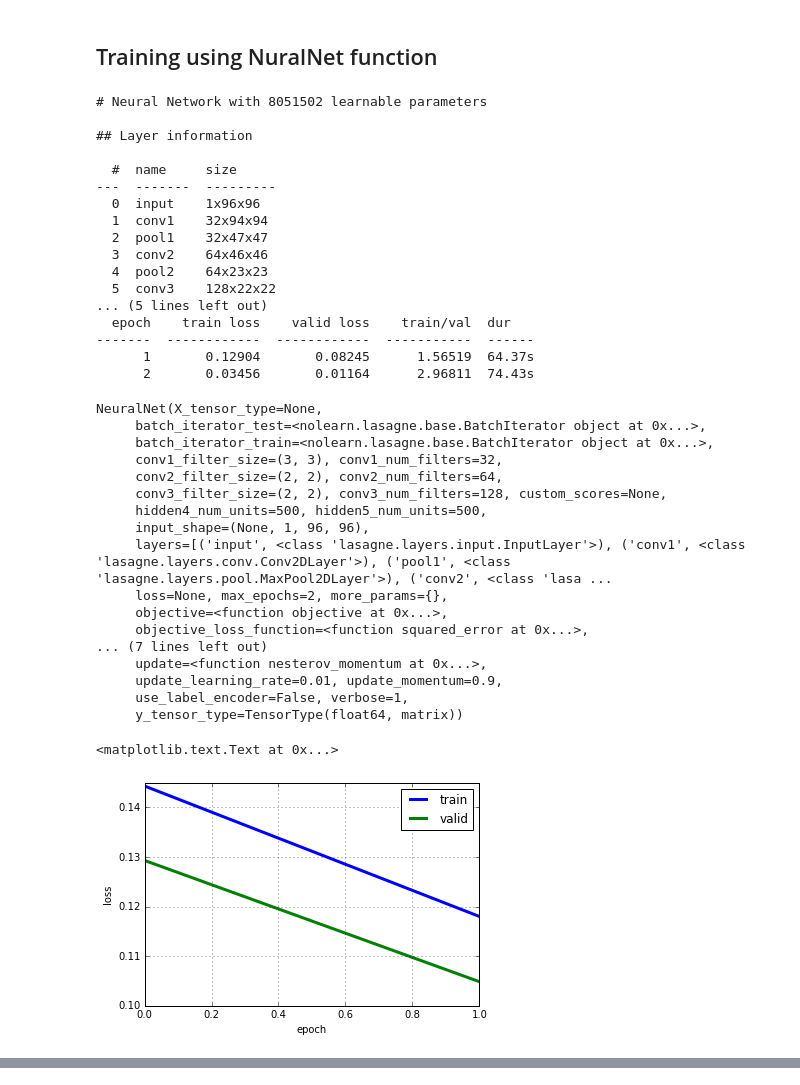
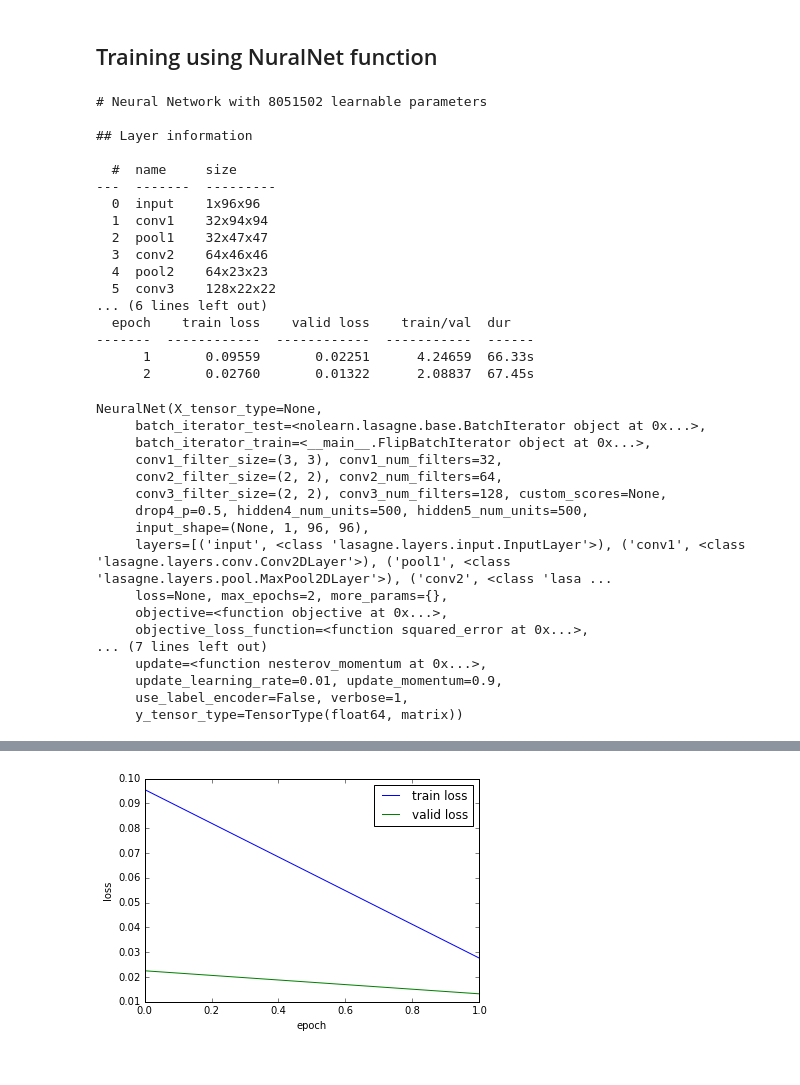
Before and after one commit to sujoyganguly1/Neural-Net-Tests, a Jupyter notebook: Facial.Key.Point.ipynb, the cells around one changed output, grey strips where cells are left out. Drawn from its saved outputs; the diff is of its cells as text; code cells hidden in the pictures.

```diff
--- a/Facial.Key.Point.ipynb
+++ b/Facial.Key.Point.ipynb
@@ -25,5 +31,32 @@ from nolearn.lasagne import NeuralNet
 
 %matplotlib inline
+# %%
+class FlipBatchIterator(BatchIterator):
+    flip_indices = [
+        (0, 2), (1, 3),
+        (4, 8), (5, 9), (6, 10), (7, 11),
+        (12, 16), (13, 17), (14, 18), (15, 19),
+        (22, 24), (23, 25),
+        ]
+
+    def transform(self, Xb, yb):
+        Xb, yb = super(FlipBatchIterator, self).transform(Xb, yb)
+
+        # Flip half of the images in this batch at random:
+        bs = Xb.shape[0]
+        indices = np.random.choice(bs, bs / 2, replace=False)
+        Xb[indices] = Xb[indices, :, :, ::-1]
+
+        if yb is not None:
+            # Horizontal flip of all x coordinates:
+            yb[indices, ::2] = yb[indices, ::2] * -1
+
+            # Swap places, e.g. left_eye_center_x -> right_eye_center_x
+            for a, b in self.flip_indices:
+                yb[indices, a], yb[indices, b] = (
+                    yb[indices, b], yb[indices, a])
+
+        return Xb, yb
 # %% [markdown]
 # Import Data and convert to the correct format
 # %%
@@ -145,6 +178,7 @@ net = NeuralNet(
         ('conv3', lasagne.layers.Conv2DLayer),
         ('pool3', lasagne.layers.MaxPool2DLayer),
         ('hidden4', lasagne.layers.DenseLayer),
+        ('drop4', lasagne.layers.DropoutLayer),
         ('hidden5', lasagne.layers.DenseLayer),
         ('output', lasagne.layers.DenseLayer),
         ],
@@ -152,7 +186,9 @@ net = NeuralNet(
     conv1_num_filters=32, conv1_filter_size=(3, 3), pool1_pool_size=(2, 2),
     conv2_num_filters=64, conv2_filter_size=(2, 2), pool2_pool_size=(2, 2),
     conv3_num_filters=128, conv3_filter_size=(2, 2), pool3_pool_size=(2, 2),
-    hidden4_num_units=500, hidden5_num_units=500,
+    hidden4_num_units=500,
+    drop4_p=0.5,
+    hidden5_num_units=500,
     output_num_units=30, output_nonlinearity=None,
 
     update=lasagne.updates.nesterov_momentum,
@@ -160,6 +196,7 @@ net = NeuralNet(
     update_momentum=0.9,
 
     regression=True,
+    batch_iterator_train=FlipBatchIterator(batch_size=128),
     max_epochs=2,
     verbose=1,
     )
@@ -180,18 +217,18 @@ net.fit(dataset['train']['X'],dataset['train']['y'])
   3  conv2    64x46x46
   4  pool2    64x23x23
   5  conv3    128x22x22
-... (5 lines left out)
+... (6 lines left out)
   epoch    train loss    valid loss    train/val  dur
 -------  ------------  ------------  -----------  ------
-      1       0.12904       0.08245      1.56519  64.37s
-      2       0.03456       0.01164      2.96811  74.43s
+      1       0.09559       0.02251      4.24659  66.33s
+      2       0.02760       0.01322      2.08837  67.45s
 NeuralNet(X_tensor_type=None,
      batch_iterator_test=<nolearn.lasagne.base.BatchIterator object at 0x...>,
-     batch_iterator_train=<nolearn.lasagne.base.BatchIterator object at 0x...>,
+     batch_iterator_train=<__main__.FlipBatchIterator object at 0x...>,
      conv1_filter_size=(3, 3), conv1_num_filters=32,
      conv2_filter_size=(2, 2), conv2_num_filters=64,
      conv3_filter_size=(2, 2), conv3_num_filters=128, custom_scores=None,
-     hidden4_num_units=500, hidden5_num_units=500,
+     drop4_p=0.5, hidden4_num_units=500, hidden5_num_units=500,
      input_shape=(None, 1, 96, 96),
      layers=[('input', <class 'lasagne.layers.input.InputLayer'>), ('conv1', <class 'lasagne.layers.conv.Conv2DLayer'>), ('pool1', <class 'lasagne.layers.pool.MaxPool2DLayer'>), ('conv2', <class 'lasa ...
      loss=None, max_epochs=2, more_params={},
@@ -202,15 +239,6 @@ NeuralNet(X_tensor_type=None,
      update_learning_rate=0.01, update_momentum=0.9,
      use_label_encoder=False, verbose=1,
      y_tensor_type=TensorType(float64, matrix))
-# %%
-train_loss = np.array([i["train_loss"] for i in net.train_history_])
-valid_loss = np.array([i["valid_loss"] for i in net.train_history_])
-plt.plot(train_loss, linewidth=3, label="train")
-plt.plot(valid_loss, linewidth=3, label="valid")
-plt.grid()
-plt.legend()
-plt.xlabel("epoch")
-plt.ylabel("loss")
-# %% [output]
-<matplotlib.text.Text at 0x...>
-[figure, removed]
+# %%
+plot_loss(net)
+# %% [output]
@@ -216,0 +246 @@ plt.ylabel("loss")
+[figure, added]
```
Also changed, not shown: parts of 4 cells of this notebook.
